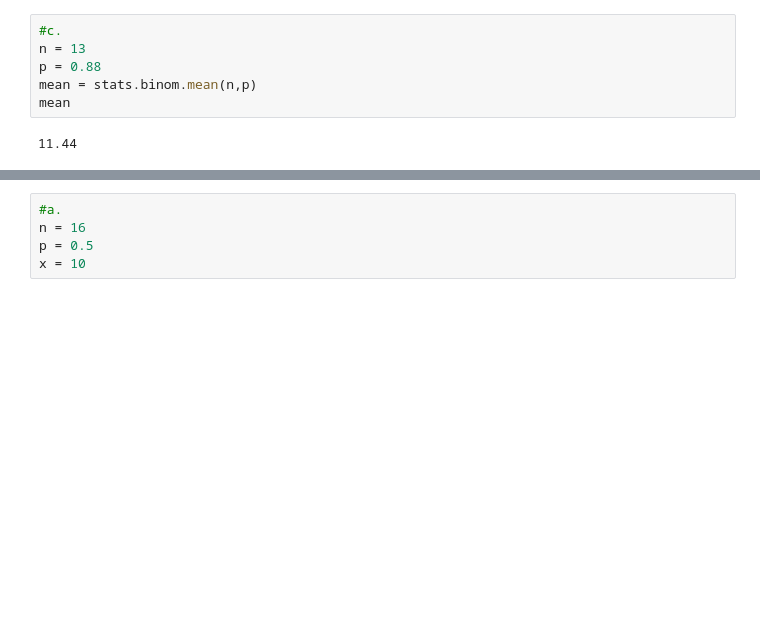
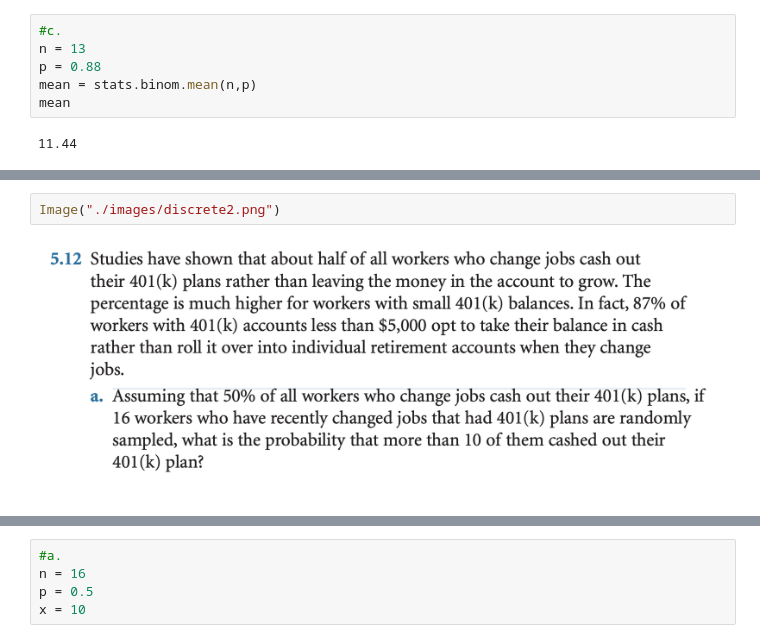
Before and after one commit to A-C-Sai/working-with-data, a Jupyter notebook: business-statistics/discrete-distributions.ipynb, the cells around one changed output, grey strips where cells are left out. Saved outputs shown, nothing was run; the diff lists cells and outputs as text; blank space fills up the shorter version.

```diff
--- a/business-statistics/discrete-distributions.ipynb
+++ b/business-statistics/discrete-distributions.ipynb
@@ -102,0 +99,4 @@ mean
+# %%
+Image("./images/discrete2.png")
+# %% [output]
+[figure, added]
```
Also changed, not shown: parts of 13 cells of this notebook, 5 other files.
